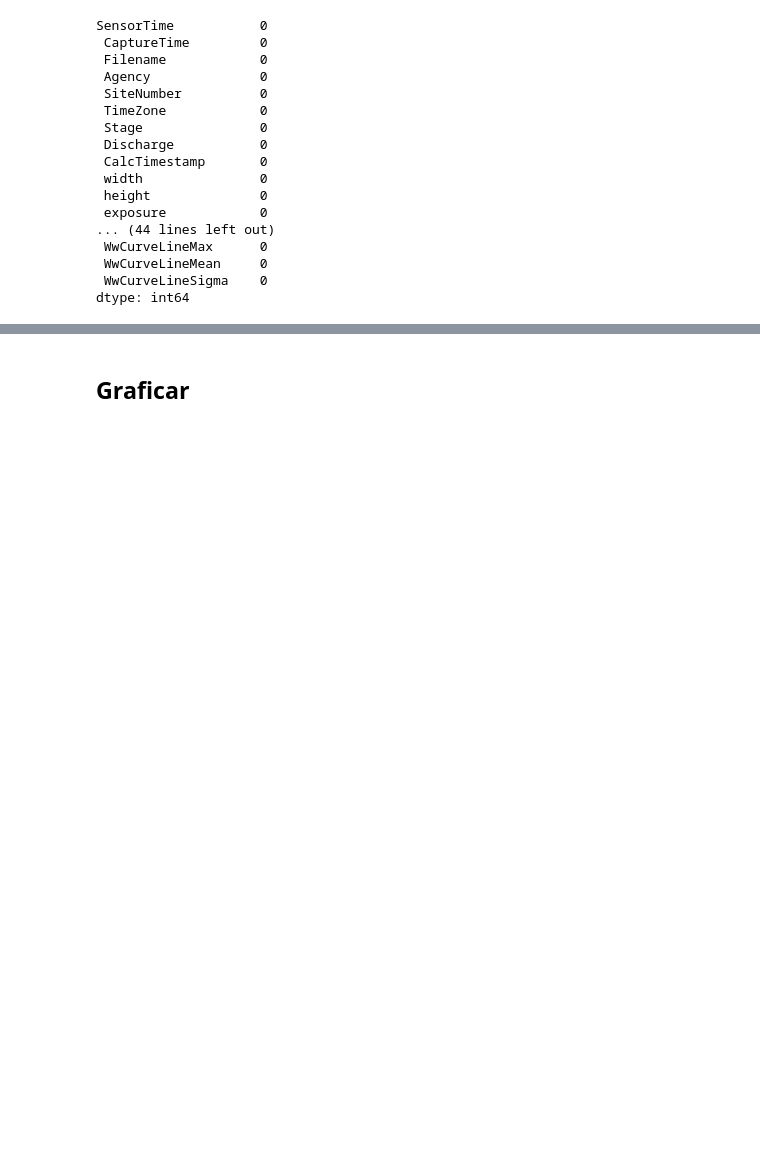
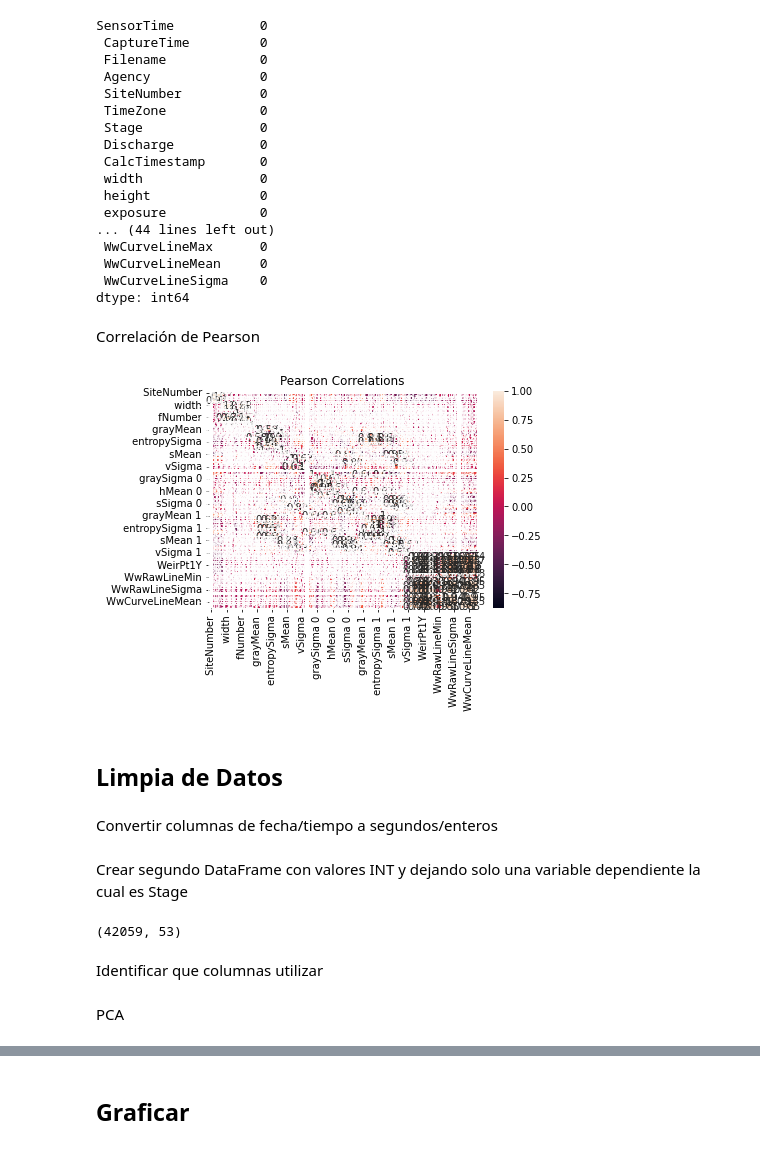
Before and after one commit to PanaDevOps/Stage-Discharge, a Jupyter notebook: retodos.ipynb, the cells around one changed output, grey strips where cells are left out. Saved outputs shown, nothing was run; the diff lists cells and outputs as text; code cells hidden in the pictures; blank space fills up the shorter version.

```diff
--- a/retodos.ipynb
+++ b/retodos.ipynb
@@ -66,3 +66,13 @@ SensorTime           0
  WwCurveLineMean     0
  WwCurveLineSigma    0
 dtype: int64
+# %% [markdown]
+Correlación de Pearson
+# %%
+ax = sns.heatmap(df.corr(), annot=True).set(title='Pearson Correlations');
+# %% [output]
+[figure, added]
+# %% [markdown]
+## Limpia de Datos
+# %% [markdown]
+Convertir columnas de fecha/tiempo a segundos/enteros
@@ -68,0 +86,11 @@ dtype: int64
+# %% [markdown]
+Crear segundo DataFrame con valores INT y dejando solo una variable dependiente la cual es Stage
+# %%
+df_int = df.drop(columns = ['SensorTime', ' CaptureTime', ' Filename', ' Agency', ' TimeZone', ' CalcTimestamp', ' Discharge'])
+df_int.shape
+# %% [output]
+(42059, 53)
+# %% [markdown]
+Identificar que columnas utilizar
+# %% [markdown]
+PCA
```
Also changed, not shown: parts of 19 cells of this notebook.
